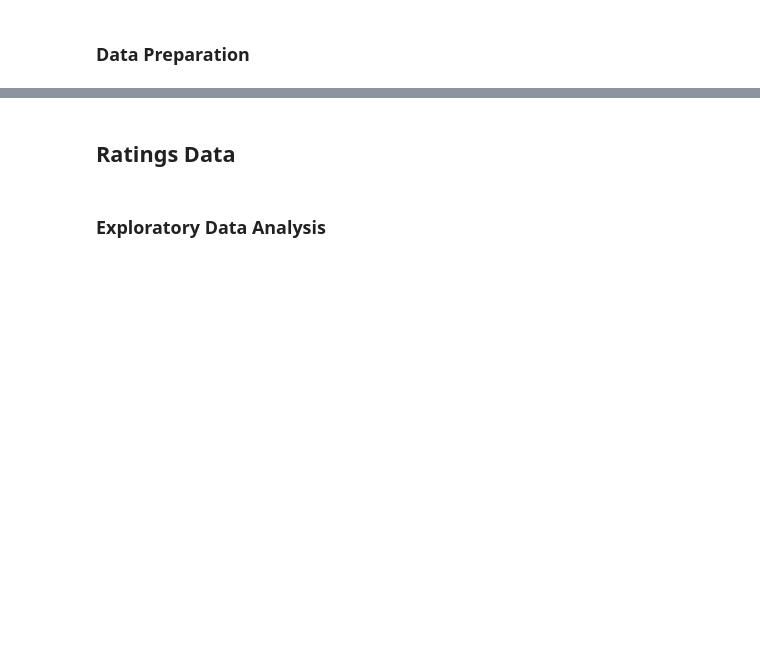
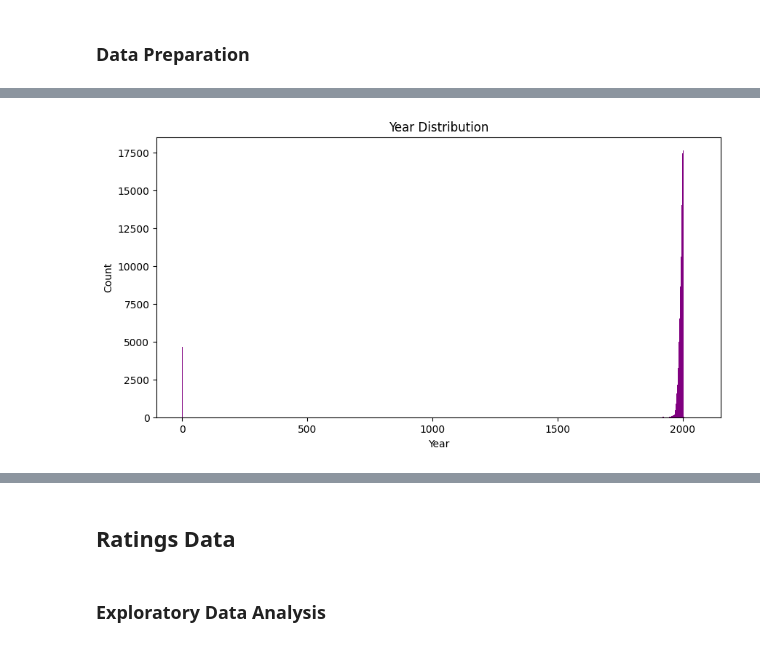
Before and after one commit to raseniero/book-rental-recommerder-system, a Jupyter notebook: Books.ipynb, the cells around one changed output, grey strips where cells are left out. Drawn from its saved outputs; the diff is of its cells as text; code cells hidden in the pictures; blank space fills up the shorter version.

```diff
--- a/Books.ipynb
+++ b/Books.ipynb
@@ -115,11 +180,11 @@ print(f"Number of unique isbn: {unique_isbn}")
 # %% [markdown]
 ### Data Preparation
+# %%
+df_books.columns = ["isbn", "title", "author", "year", "publisher"]
 # %%
-df_books = df_books.sort_values(by=["book_title", "isbn"], ascending=[0, 1])
+df_books = df_books.sort_values(by=["title", "isbn"], ascending=[0, 1])
 df_books.reset_index(drop=True, inplace=True)
 # %%
-df_books["year_of_publication"] = pd.to_numeric(
-    df_books["year_of_publication"], errors="coerce"
-)
+df_books["year"] = pd.to_numeric(df_books["year"], errors="coerce")
 # %%
 df_books.head()
@@ -125,0 +198,3 @@ df_books.head()
+# %%
+df_books["year"] = df_books["year"].fillna(0).astype(np.int32)
+df_books.head()
@@ -125,0 +208,18 @@ df_books.head()
+# %%
+# plot the year distribution of books
+def plot_year_distribution(df):
+    plt.figure(figsize=(10, 5))
+    plt.hist(
+        df["year"],
+        bins=np.arange(df["year"].min(), df["year"].max() + 1),
+        color="purple",
+    )
+    plt.xlabel("Year")
+    plt.ylabel("Count")
+    plt.title("Year Distribution")
+    plt.show()
+
+
+plot_year_distribution(df_books)
+# %% [output]
+[figure, added]
```
Also changed, not shown: parts of 20 cells of this notebook, 2 other files.
